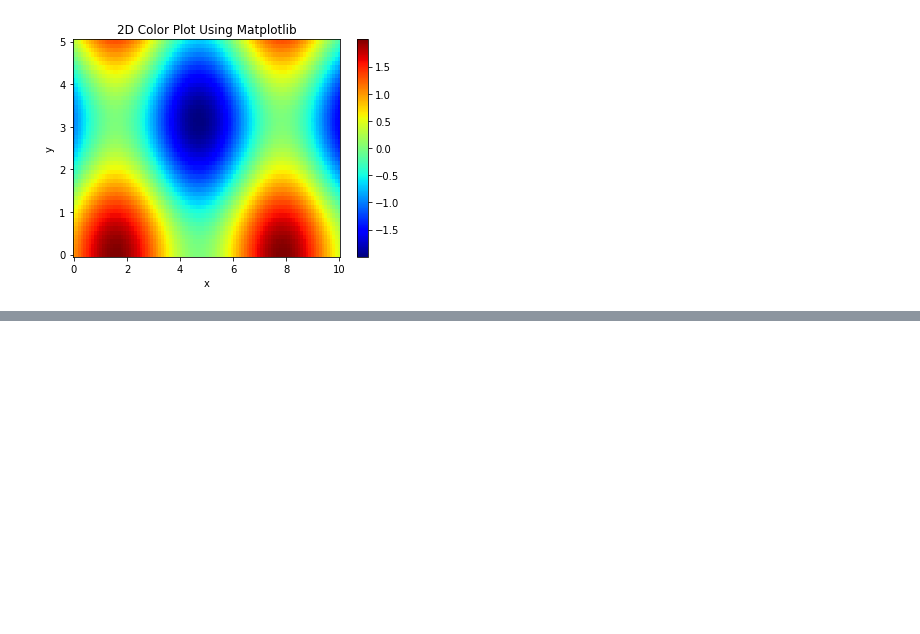
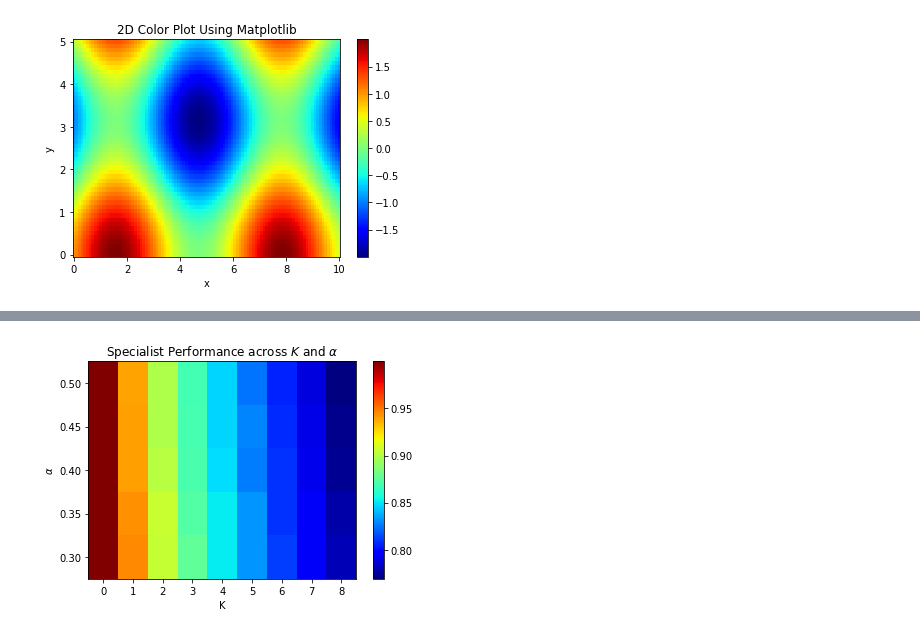
Before and after one commit to baldFemale/OpenInnovationFramework, a Jupyter notebook: Baseline/TwoComplexity/Evaluator.ipynb, the cells around one changed output, grey strips where cells are left out. Drawn from its saved outputs; the diff is of its cells as text; code cells hidden in the pictures; blank space fills up the shorter version.

```diff
--- a/Baseline/TwoComplexity/Evaluator.ipynb
+++ b/Baseline/TwoComplexity/Evaluator.ipynb
@@ -26,0 +117,26 @@ plt.show()
+# %%
+# heatmap figure to replace the 3D surface
+import numpy as np
+import matplotlib.pyplot as plt
+
+# Generate some sample data
+x = K_list
+y = alpha_list
+X, Y = np.meshgrid(x, y)     # Create a grid of x and y values
+s_fitness_across_alpha = np.array(s_fitness_across_alpha)
+z = s_fitness_across_alpha
+# Create the 2D color plot
+plt.pcolormesh(x, y, z, cmap='jet')
+plt.colorbar()  # Add a colorbar for reference
+
+# Set the axis labels and title
+plt.xlabel('K')
+plt.xticks(x)
+plt.yticks(y)
+plt.ylabel('$\\alpha$')
+plt.title('Specialist Performance across $K$ and $\\alpha$')
+
+# Display the plot
+plt.show()
+# %% [output]
+[figure, added]
```
Also changed, not shown: parts of 3 cells of this notebook, 20 other files.
